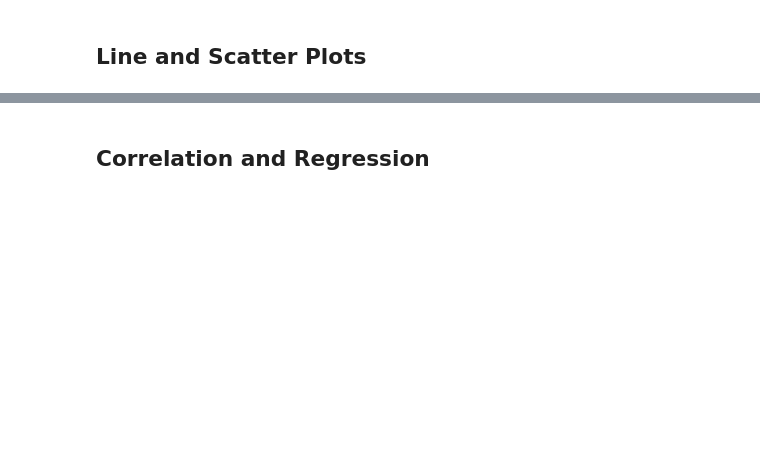
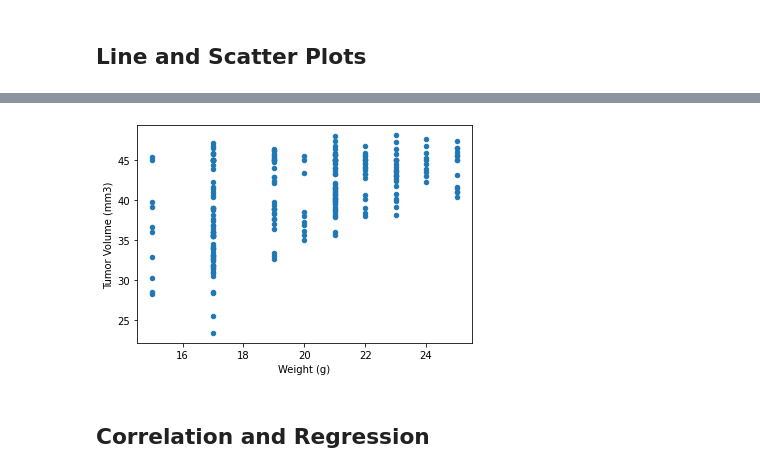
Before and after one commit to eerofeeva/05_matplotlib_challenge, a Jupyter notebook: Pymaceuticals/pymaceuticals_starter.ipynb, the cells around one changed output, grey strips where cells are left out. Saved outputs shown, nothing was run; the diff lists cells and outputs as text; code cells hidden in the pictures; blank space fills up the shorter version.

```diff
--- a/Pymaceuticals/pymaceuticals_starter.ipynb
+++ b/Pymaceuticals/pymaceuticals_starter.ipynb
@@ -212,5 +270,10 @@ plt.pie(pie_plot_df, labels=pie_plot_df.index, colors=['yellow','purple'])
 # %%
 # Generate a scatter plot of average tumor volume vs. mouse weight for the Capomulin regimen
+scatter_df = cleaned_df.loc[cleaned_df['Drug Regimen']=='Capomulin']
+scatter_df.plot.scatter(x='Weight (g)', y ='Tumor Volume (mm3)')
+plt.show()
+# %% [output]
+[figure, added]
 # %% [markdown]
 ## Correlation and Regression
 # %%
```
Also changed, not shown: parts of 5 cells of this notebook.
